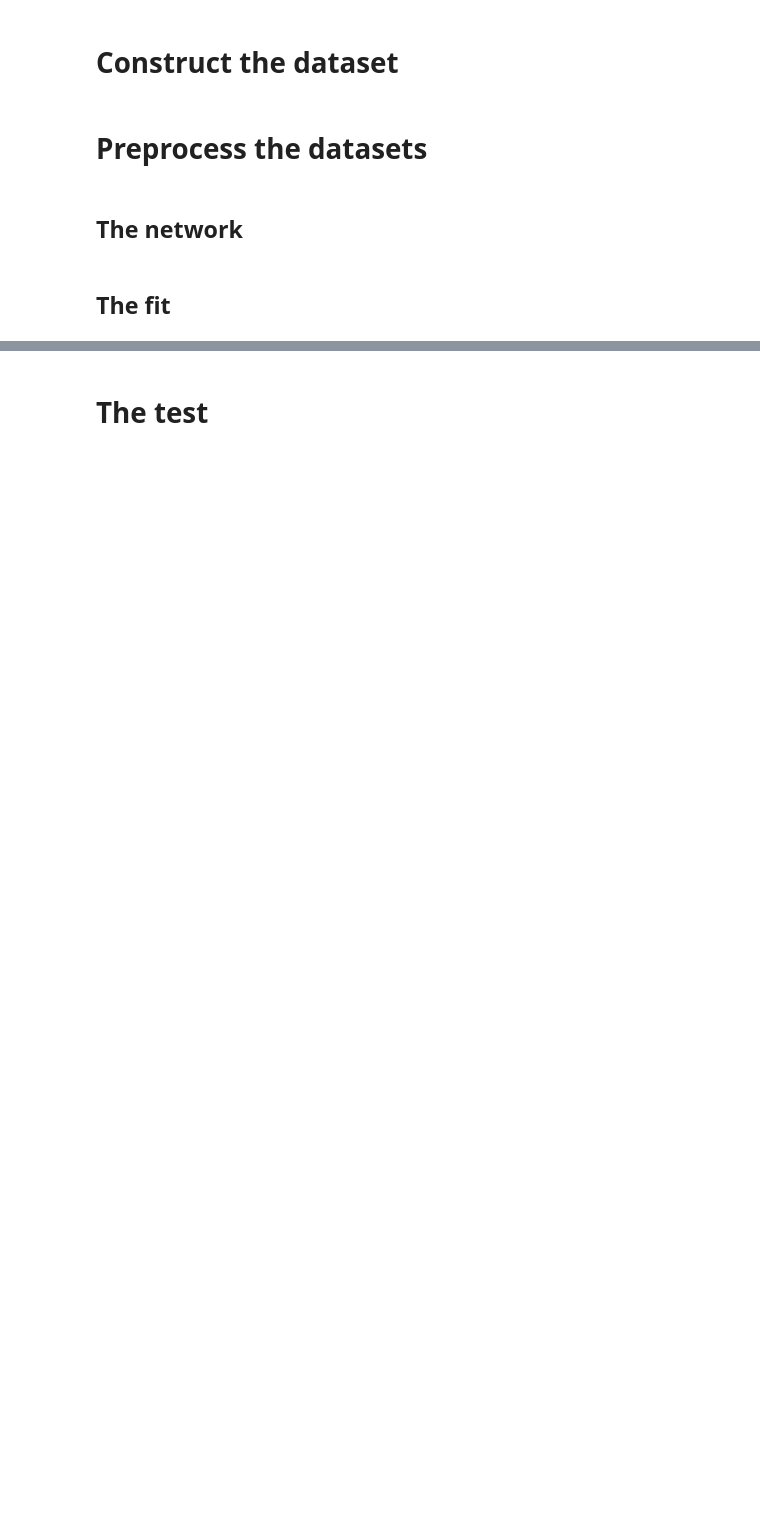
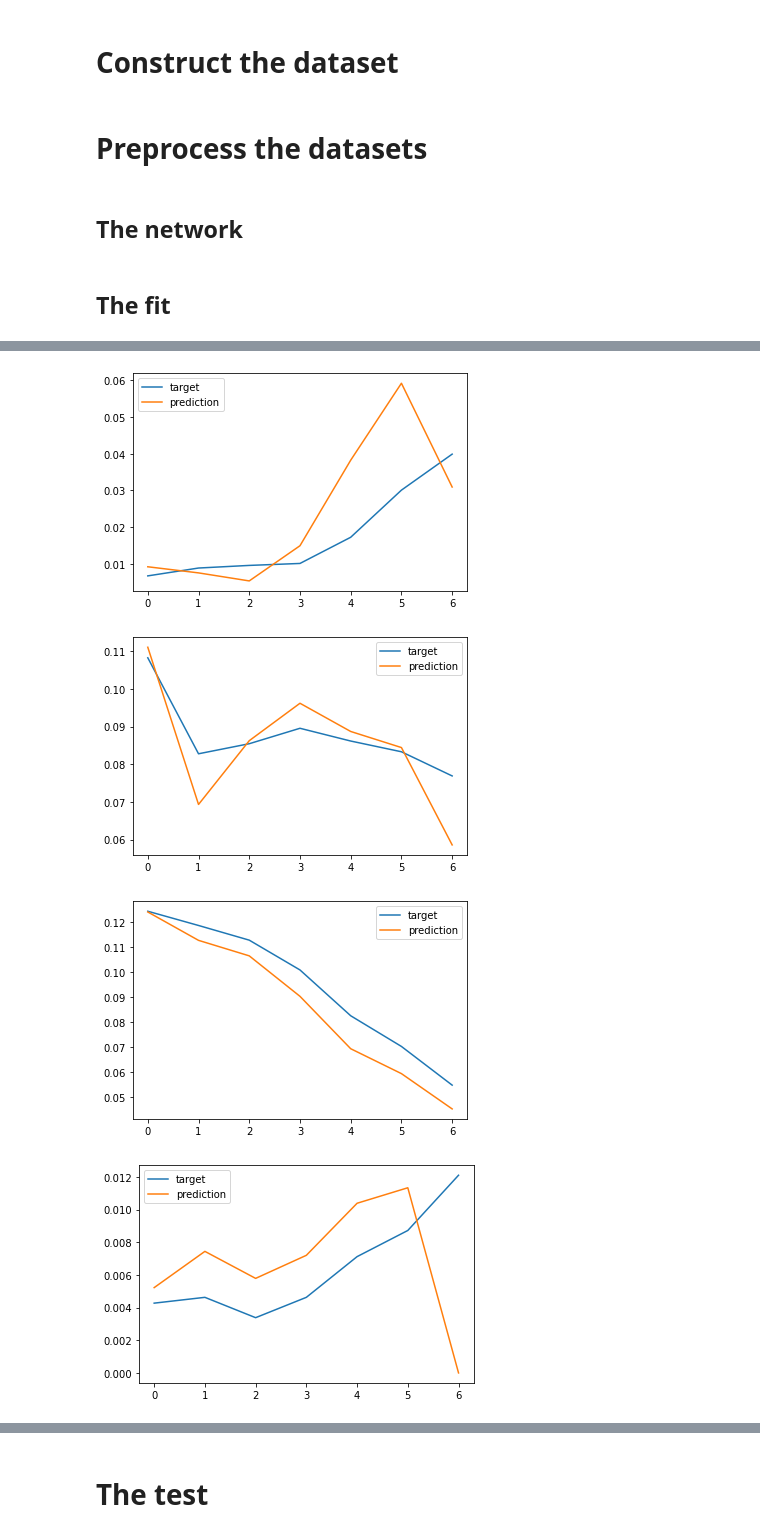
Before and after one commit to virtualmartire/lombacovid, a Jupyter notebook: ML/rnn.ipynb, the cells around one changed output, grey strips where cells are left out. Cells and saved outputs as stored; diff of their text form; code cells hidden in the pictures; blank space fills up the shorter version.

```diff
--- a/ML/rnn.ipynb
+++ b/ML/rnn.ipynb
@@ -138,8 +155,8 @@ test_set = scaler.transform(test_set)                              # <---
 #test_set = scaler.fit_transform(test_set)
 test_set = test_set.reshape(batch_size, timesteps, features)
 
-test_input = torch.from_numpy(test_set[:, :14, :]).type(torch.FloatTensor)
-test_target = torch.from_numpy(test_set[:, 20:window_length+1:window_length//4, 1]).type(torch.FloatTensor)
+test_input = torch.from_numpy(test_set[:, :-1, :]).type(torch.FloatTensor)
+test_target = torch.from_numpy(test_set[:, 1:, 1]).type(torch.FloatTensor)
 # %% [markdown]
 ## The network
 # %%
@@ -285,0 +304,15 @@ Epoch 100/100, Training loss 1.46e-02, Validation loss 1.92e-01
+# %%
+for i in range(1, 500, 100):
+
+    plt.plot(training_set[i, :, 1], label="target")
+    with torch.no_grad():
+        predict_perc = torch.from_numpy(training_set[i:i+1, -1, 2]).type(torch.FloatTensor)
+        pred = model(train_input[i:i+1], predict_perc).squeeze(0)
+    plt.plot(pred, label="prediction")
+    plt.legend()
+    plt.show()
+# %% [output]
+[figure, added]
+[figure, added]
+[figure, added]
+[figure, added]
```
Also changed, not shown: parts of 11 cells of this notebook, 1 other file.
